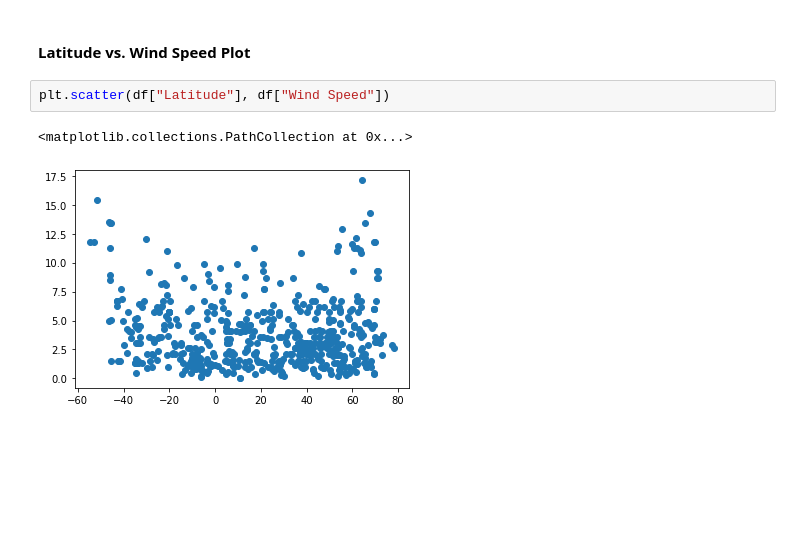
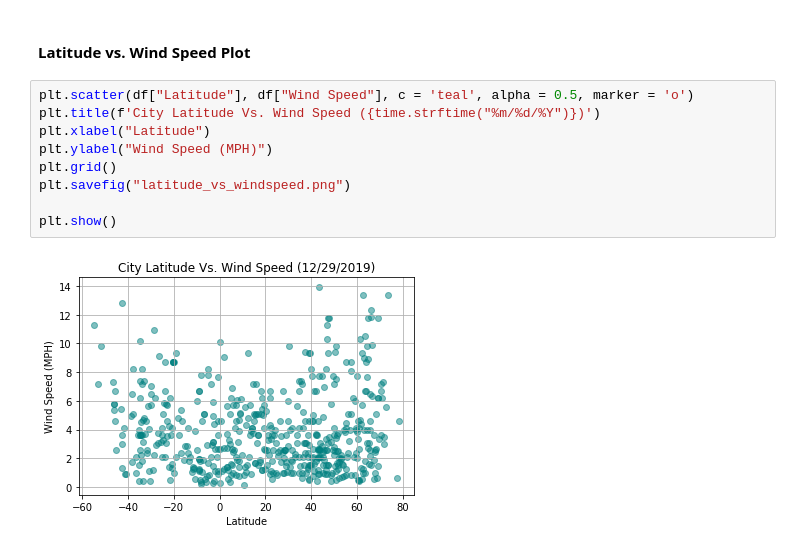
Before and after one commit to JoshuaFarmerATX/python-api-challenge, a Jupyter notebook: WeatherPy/WeatherPy.ipynb, the cells around one changed output. Saved outputs shown, nothing was run; the diff lists cells and outputs as text; blank space fills up the shorter version.

```diff
--- a/WeatherPy/WeatherPy.ipynb
+++ b/WeatherPy/WeatherPy.ipynb
@@ -178,7 +193,13 @@ plt.scatter(df["Latitude"], df["Clouds"])
 # %% [markdown]
 #### Latitude vs. Wind Speed Plot
-# %%
-plt.scatter(df["Latitude"], df["Wind Speed"])
-# %% [output]
-<matplotlib.collections.PathCollection at 0x...>
-[figure, removed]
+# %%
+plt.scatter(df["Latitude"], df["Wind Speed"], c = 'teal', alpha = 0.5, marker = 'o')
+plt.title(f'City Latitude Vs. Wind Speed ({time.strftime("%m/%d/%Y")})')
+plt.xlabel("Latitude")
+plt.ylabel("Wind Speed (MPH)")
+plt.grid()
+plt.savefig("latitude_vs_windspeed.png")
+
+plt.show()
+# %% [output]
+[figure, added]
```
Also changed, not shown: parts of 13 cells of this notebook, 5 other files.
